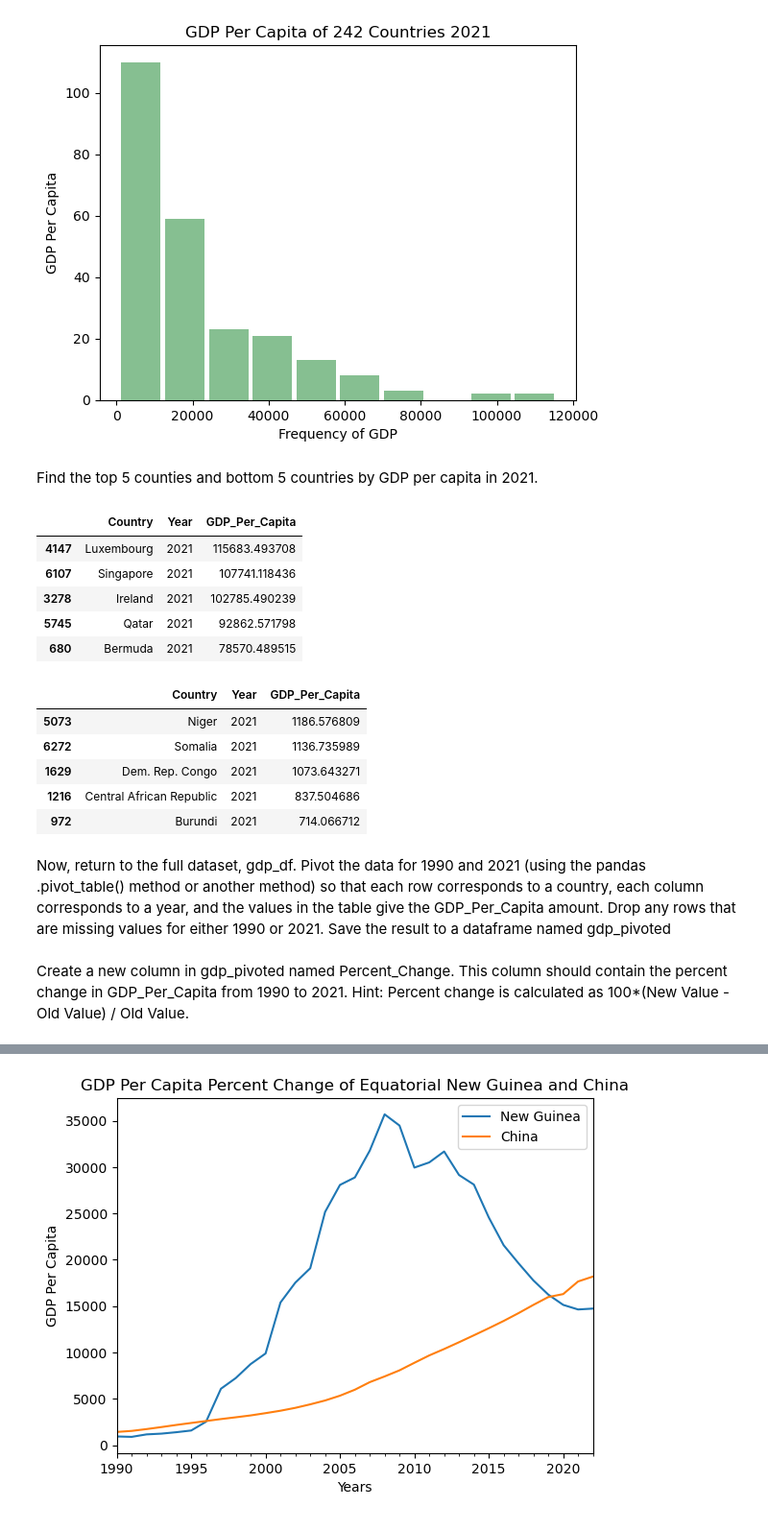
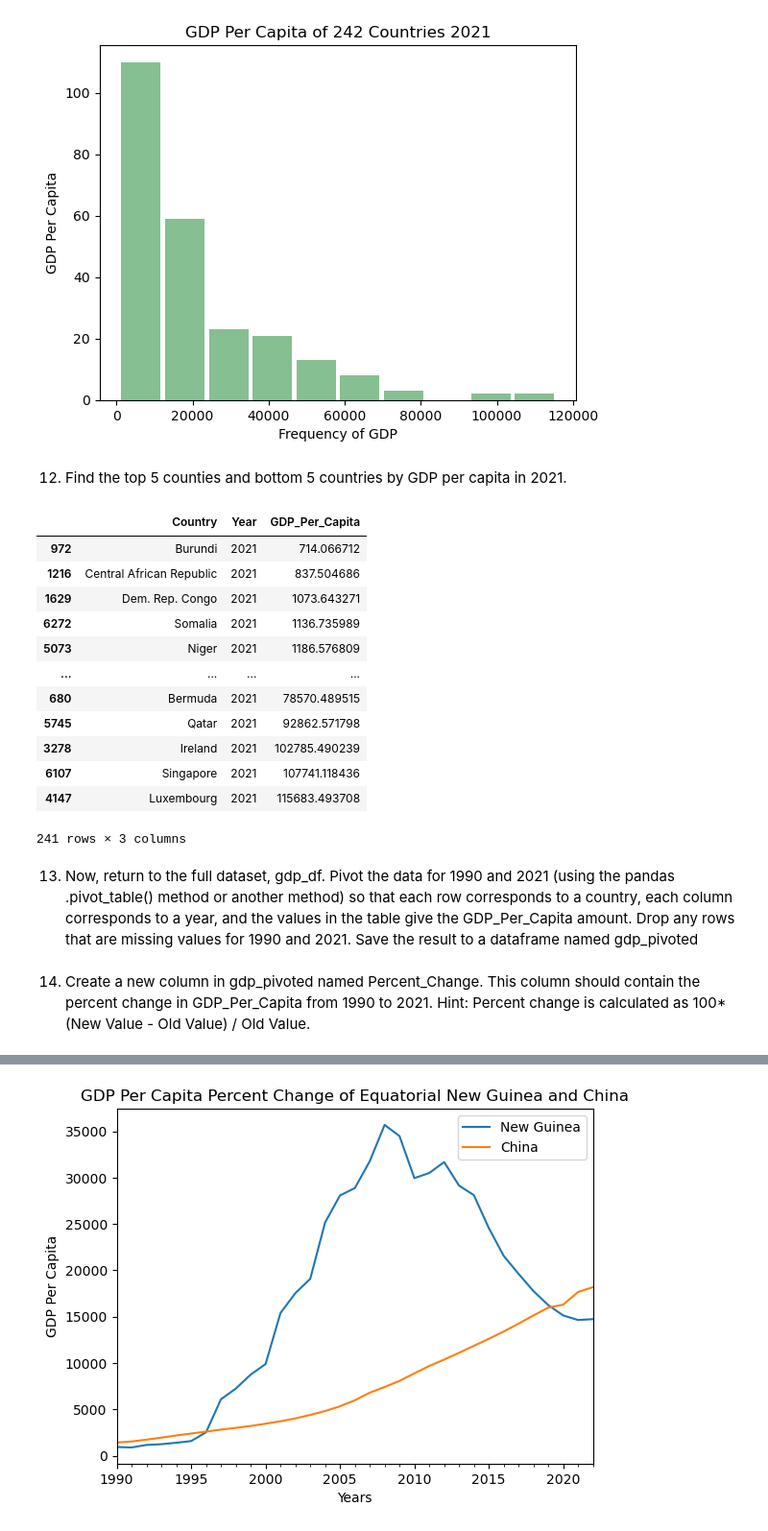
Before and after one commit to nss-data-science-cohort-8/un-exploration-Mythical-clj, a Jupyter notebook: notebooks/UN_Data_Exploration.ipynb, the cells around one changed output, grey strips where cells are left out. Shown at 96% size. Saved outputs shown, nothing was run; the diff lists cells and outputs as text; code cells hidden in the pictures.

```diff
--- a/notebooks/UN_Data_Exploration.ipynb
+++ b/notebooks/UN_Data_Exploration.ipynb
@@ -113,27 +113,25 @@ plt.title('GDP Per Capita of 242 Countries 2021');
 # %% [output]
 [figure]
 # %% [markdown]
-Find the top 5 counties and bottom 5 countries by GDP per capita in 2021.
+12. Find the top 5 counties and bottom 5 countries by GDP per capita in 2021.
 # %%
-gdp_2021.sort_values('GDP_Per_Capita', ascending = False).head(5)
+gdp_2021.sort_values('GDP_Per_Capita')
 # %% [output]
 |  | Country | Year | GDP_Per_Capita |
+| 972 | Burundi | 2021 | 714.066712 |
+| 1216 | Central African Republic | 2021 | 837.504686 |
+| 1629 | Dem. Rep. Congo | 2021 | 1073.643271 |
+| 6272 | Somalia | 2021 | 1136.735989 |
+| 5073 | Niger | 2021 | 1186.576809 |
+| ... | ... | ... | ... |
+| 680 | Bermuda | 2021 | 78570.489515 |
+| 5745 | Qatar | 2021 | 92862.571798 |
+| 3278 | Ireland | 2021 | 102785.490239 |
+| 6107 | Singapore | 2021 | 107741.118436 |
 | 4147 | Luxembourg | 2021 | 115683.493708 |
-| 6107 | Singapore | 2021 | 107741.118436 |
-| 3278 | Ireland | 2021 | 102785.490239 |
-| 5745 | Qatar | 2021 | 92862.571798 |
-| 680 | Bermuda | 2021 | 78570.489515 |
+241 rows × 3 columns
-# %%
-gdp_2021.sort_values('GDP_Per_Capita', ascending = False).tail(5)
-# %% [output]
-|  | Country | Year | GDP_Per_Capita |
-| 5073 | Niger | 2021 | 1186.576809 |
-| 6272 | Somalia | 2021 | 1136.735989 |
-| 1629 | Dem. Rep. Congo | 2021 | 1073.643271 |
-| 1216 | Central African Republic | 2021 | 837.504686 |
-| 972 | Burundi | 2021 | 714.066712 |
 # %% [markdown]
-Now, return to the full dataset, gdp_df. Pivot the data for 1990 and 2021 (using the pandas .pivot_table() method or another method) so that each row corresponds to a country, each column corresponds to a year, and the values in the table give the GDP_Per_Capita amount. Drop any rows that are missing values for either 1990 or 2021. Save the result to a dataframe named gdp_pivoted
+13. Now, return to the full dataset, gdp_df. Pivot the data for 1990 and 2021 (using the pandas .pivot_table() method or another method) so that each row corresponds to a country, each column corresponds to a year, and the values in the table give the GDP_Per_Capita amount. Drop any rows that are missing values for 1990 and 2021. Save the result to a dataframe named gdp_pivoted
 # %%
 gdp_pivoted = (
     gdp_df
@@ -142,6 +140,6 @@ gdp_pivoted = (
     .loc[:, ['1990', '2021']]
 )
 # %% [markdown]
-Create a new column in gdp_pivoted named Percent_Change. This column should contain the percent change in GDP_Per_Capita from 1990 to 2021. Hint: Percent change is calculated as 100*(New Value - Old Value) / Old Value.
+14. Create a new column in gdp_pivoted named Percent_Change. This column should contain the percent change in GDP_Per_Capita from 1990 to 2021. Hint: Percent change is calculated as 100*(New Value - Old Value) / Old Value.
 # %%
 gdp_pivoted['Percent_Change'] = 100 * (gdp_pivoted['2021'] - gdp_pivoted['1990']) / gdp_pivoted['1990']
```
Also changed, not shown: parts of 19 cells of this notebook.
